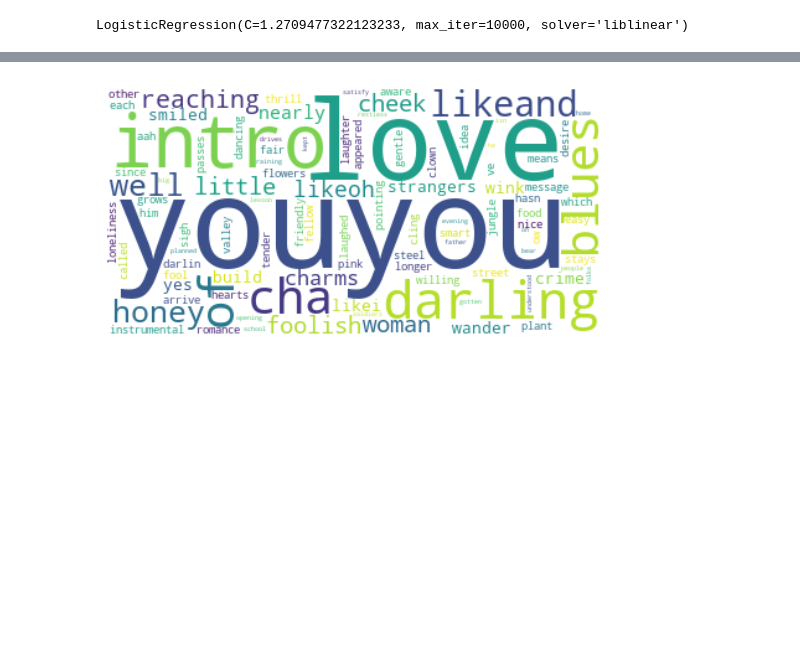
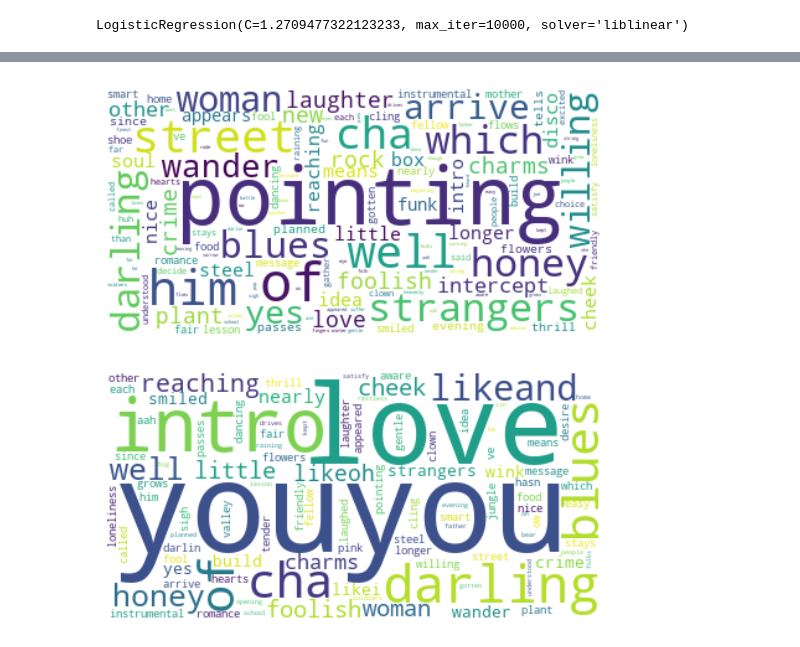
Before and after one commit to Toby-X/Lyrics-Generation-Analysis, a Jupyter notebook: preprocess.ipynb, the cells around one changed output, grey strips where cells are left out. Saved outputs shown, nothing was run; the diff lists cells and outputs as text; code cells hidden in the pictures; blank space fills up the shorter version.

```diff
--- a/preprocess.ipynb
+++ b/preprocess.ipynb
@@ -700,3 +797,16 @@ print(sum(pred == test_label_com)/len(pred))
+# %%
+mr_coef_all = mr.coef_
+mr_coef_0 = np.argsort(mr_coef_all[0,:(mr_coef_all.shape[1]-2)])
+mr_word_0 = [word_name[mr_coef_0[i]] for i in range(200) if mr_coef_all[0,mr_coef_0[i]]<0]
+word_freq_0 = [-round(mr_coef_all[0,mr_coef_0[i]]*100) for i in range(200) if mr_coef_all[0,mr_coef_0[i]]<0]
+word_freq_0 = {mr_word_0[i]:word_freq_0[i] for i in range(len(mr_word_0))}
+wordcloud1 = WordCloud(background_color="white")
+wordcloud0 = wordcloud1.generate_from_frequencies(word_freq_0)
+plt.imshow(wordcloud0,interpolation="bilinear")
+plt.axis("off")
+plt.show()
+# %% [output]
+[figure, added]
 # %%
 mr_coef_all = mr.coef_
 mr_coef_0 = np.argsort(mr_coef_all[0,14:(mr_coef_all.shape[1]-2)])+14
```
Also changed, not shown: parts of 24 cells of this notebook, 9 other files.
